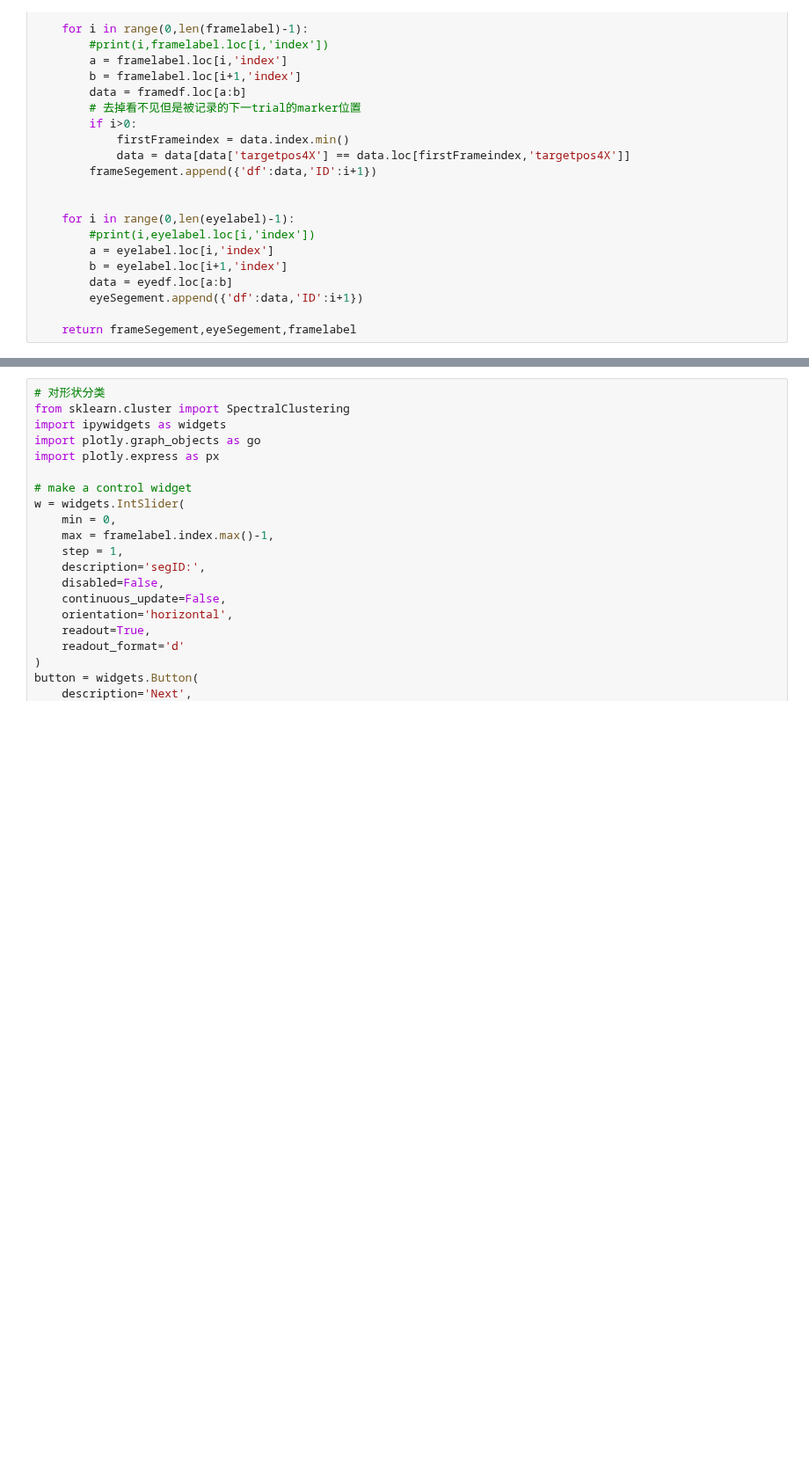
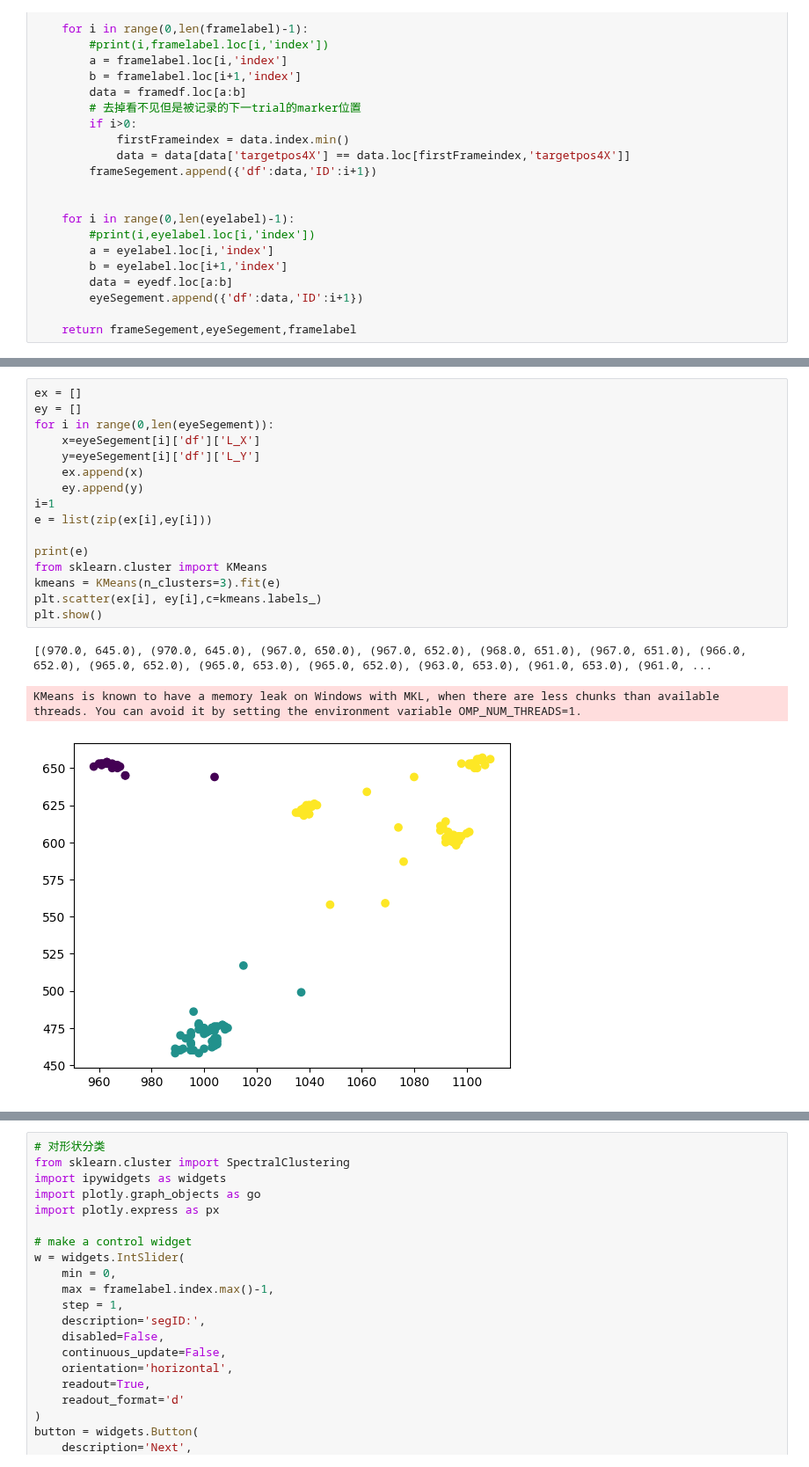
Before and after one commit to ZHTis/count, a Jupyter notebook: datacolin/ponEye.ipynb, the cells around one changed output, grey strips where cells are left out. Shown at 88% size. Drawn from its saved outputs; the diff is of its cells as text; blank space fills up the shorter version.

```diff
--- a/datacolin/ponEye.ipynb
+++ b/datacolin/ponEye.ipynb
@@ -183,3 +158,23 @@ length of splitCol: 8
+# %%
+ex = []
+ey = []
+for i in range(0,len(eyeSegement)):
+    x=eyeSegement[i]['df']['L_X']
+    y=eyeSegement[i]['df']['L_Y']
+    ex.append(x)
+    ey.append(y)
+i=1
+e = list(zip(ex[i],ey[i]))
+
+print(e)
+from sklearn.cluster import KMeans
+kmeans = KMeans(n_clusters=3).fit(e)
+plt.scatter(ex[i], ey[i],c=kmeans.labels_)
+plt.show()
+# %% [output]
+[(970.0, 645.0), (970.0, 645.0), (967.0, 650.0), (967.0, 652.0), (968.0, 651.0), (967.0, 651.0), (966.0, 652.0), (965.0, 652.0), (965.0, 653.0), (965.0, 652.0), (963.0, 653.0), (961.0, 653.0), (961.0, ...
+KMeans is known to have a memory leak on Windows with MKL, when there are less chunks than available threads. You can avoid it by setting the environment variable OMP_NUM_THREADS=1.
+[figure, added]
 # %%
 import ipywidgets as widgets
 import plotly.graph_objects as go
```
Also changed, not shown: parts of 4 cells of this notebook.
